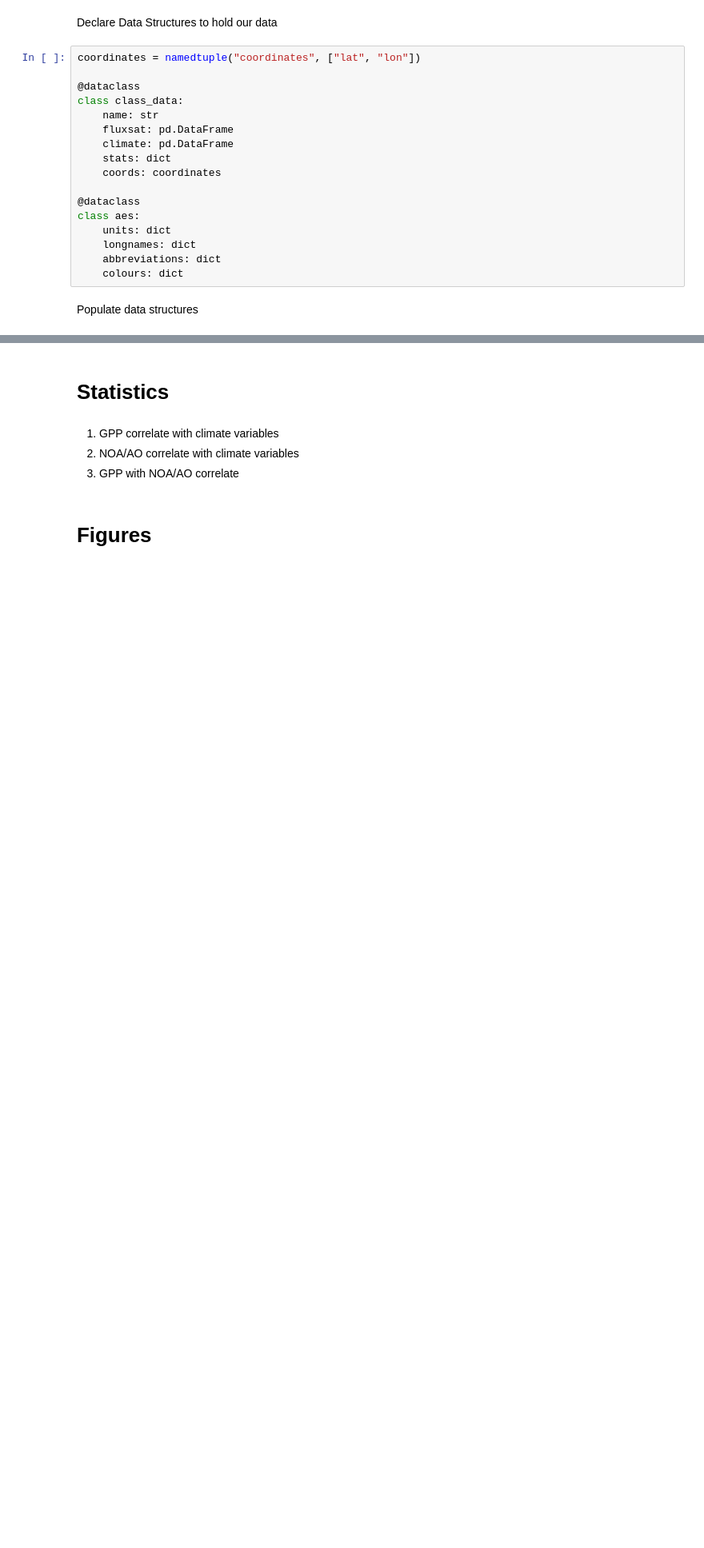
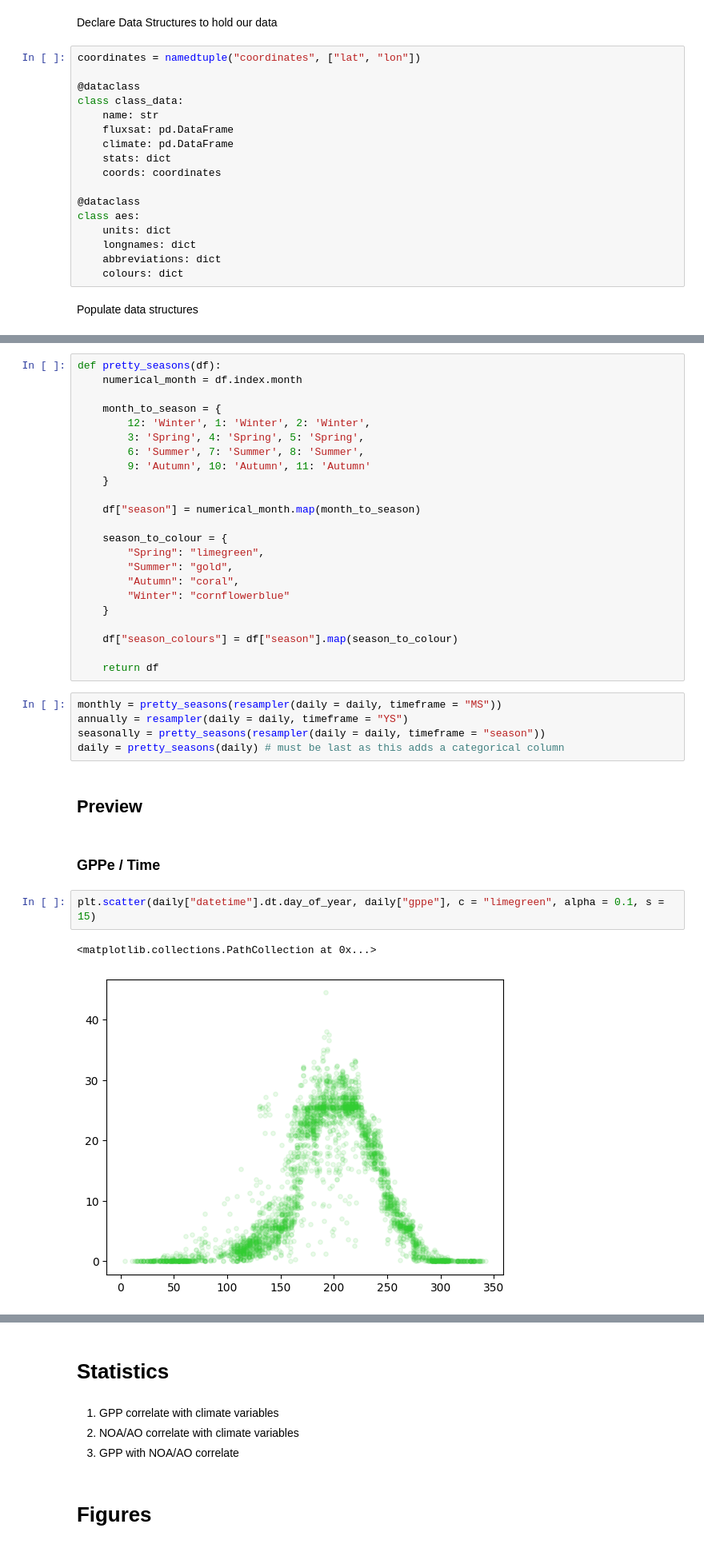
Before and after one commit to lauriequincey/arctic-ecosystems, a Jupyter notebook: analysis.ipynb, the cells around one changed output, grey strips where cells are left out. Shown at 80% size. Saved outputs shown, nothing was run; the diff lists cells and outputs as text; blank space fills up the shorter version.

```diff
--- a/analysis.ipynb
+++ b/analysis.ipynb
@@ -89,0 +328,37 @@ df_loc["se_sto"].fluxsat
+# %%
+def pretty_seasons(df):
+    numerical_month = df.index.month
+
+    month_to_season = {
+        12: 'Winter', 1: 'Winter', 2: 'Winter',
+        3: 'Spring', 4: 'Spring', 5: 'Spring',
+        6: 'Summer', 7: 'Summer', 8: 'Summer',
+        9: 'Autumn', 10: 'Autumn', 11: 'Autumn'
+    }
+
+    df["season"] = numerical_month.map(month_to_season)
+
+    season_to_colour = {
+        "Spring": "limegreen",
+        "Summer": "gold",
+        "Autumn": "coral",
+        "Winter": "cornflowerblue"
+    }
+
+    df["season_colours"] = df["season"].map(season_to_colour)
+
+    return df
+# %%
+monthly = pretty_seasons(resampler(daily = daily, timeframe = "MS"))
+annually = resampler(daily = daily, timeframe = "YS")
+seasonally = pretty_seasons(resampler(daily = daily, timeframe = "season"))
+daily = pretty_seasons(daily) # must be last as this adds a categorical column
+# %% [markdown]
+## Preview
+# %% [markdown]
+### GPPe / Time
+# %%
+plt.scatter(daily["datetime"].dt.day_of_year, daily["gppe"], c = "limegreen", alpha = 0.1, s = 15)
+# %% [output]
+<matplotlib.collections.PathCollection at 0x...>
+[figure, added]
```
Also changed, not shown: parts of 65 cells of this notebook.
